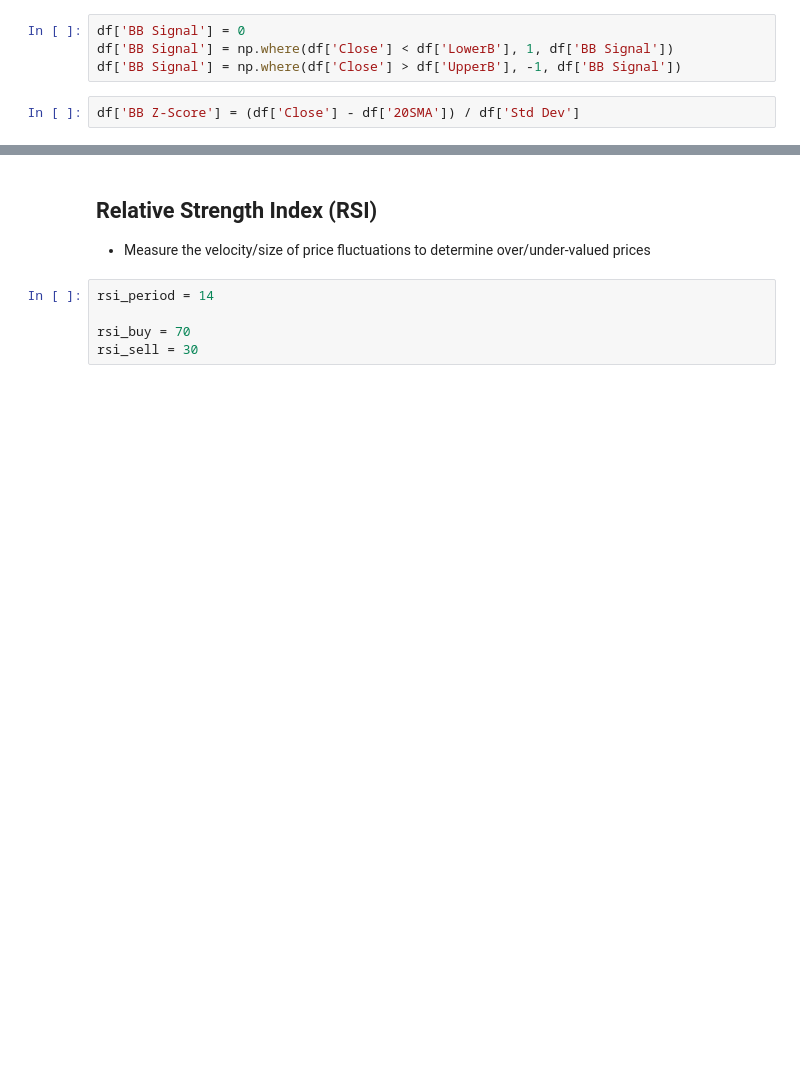
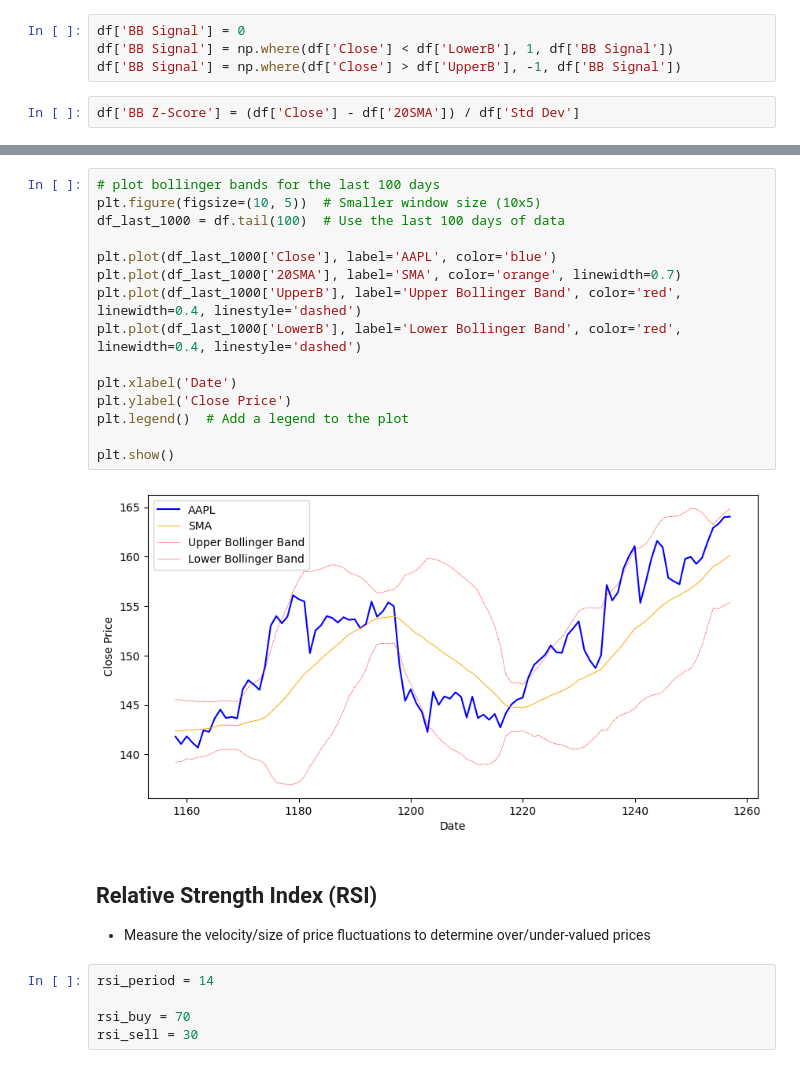
Before and after one commit to shaeantoine/greenscape, a Jupyter notebook: price-analysis.ipynb, the cells around one changed output, grey strips where cells are left out. Drawn from its saved outputs; the diff is of its cells as text; blank space fills up the shorter version.

```diff
--- a/price-analysis.ipynb
+++ b/price-analysis.ipynb
@@ -59,3 +63,20 @@ plt.plot(df['LowerB'], label='Lower Bollinger Band', color='red', linewidth=0.4,
+# %%
+# plot bollinger bands for the last 100 days
+plt.figure(figsize=(10, 5))  # Smaller window size (10x5)
+df_last_1000 = df.tail(100)  # Use the last 100 days of data
+
+plt.plot(df_last_1000['Close'], label='AAPL', color='blue')
+plt.plot(df_last_1000['20SMA'], label='SMA', color='orange', linewidth=0.7)
+plt.plot(df_last_1000['UpperB'], label='Upper Bollinger Band', color='red', linewidth=0.4, linestyle='dashed')
+plt.plot(df_last_1000['LowerB'], label='Lower Bollinger Band', color='red', linewidth=0.4, linestyle='dashed')
+
+plt.xlabel('Date')
+plt.ylabel('Close Price')
+plt.legend()  # Add a legend to the plot
+
+plt.show()
+# %% [output]
+[figure, added]
 # %% [markdown]
 ## Relative Strength Index (RSI)
 * Measure the velocity/size of price fluctuations to determine over/under-valued prices
```
Also changed, not shown: parts of 2 cells of this notebook, 2 other files.
